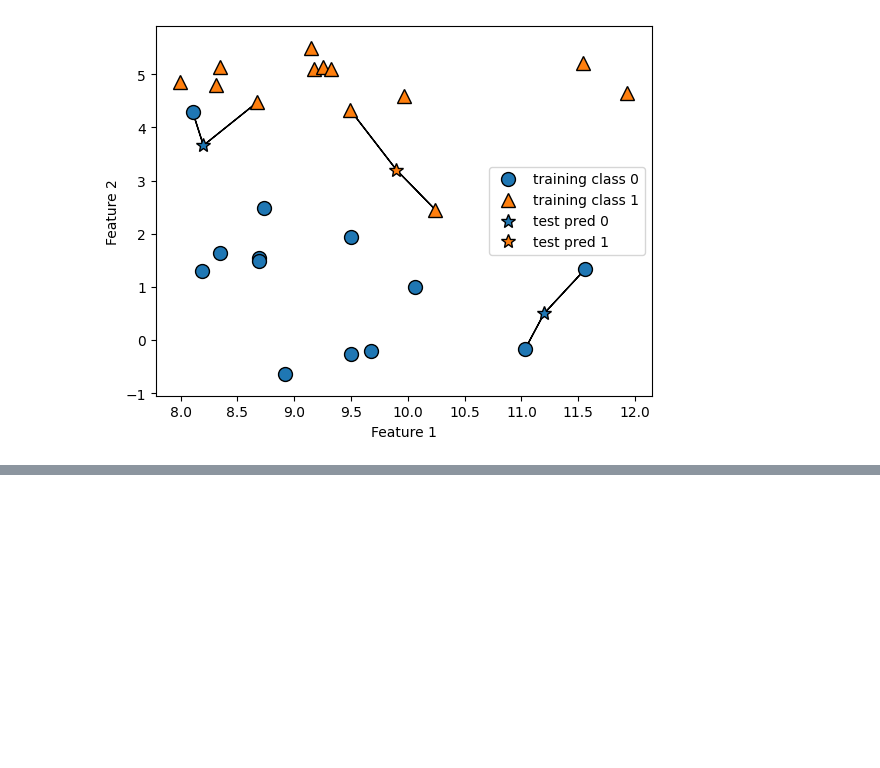
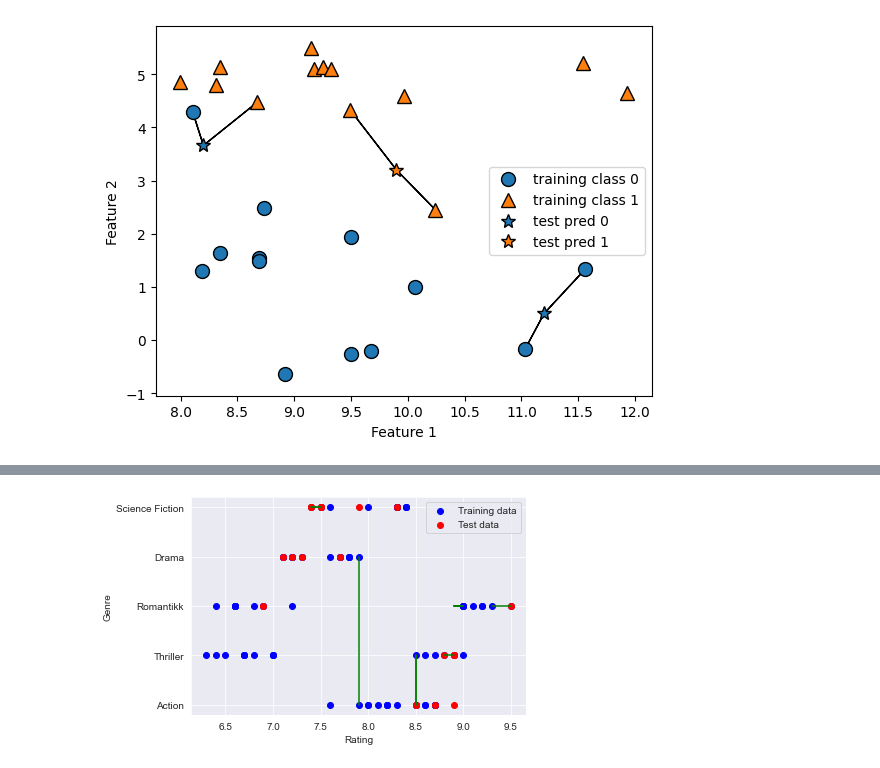
Before and after one commit to Mrtacocat/MachineLearning, a Jupyter notebook: KNN_Classification/KNN.ipynb, the cells around one changed output, grey strips where cells are left out. Saved outputs shown, nothing was run; the diff lists cells and outputs as text; code cells hidden in the pictures; blank space fills up the shorter version.

```diff
--- a/KNN_Classification/KNN.ipynb
+++ b/KNN_Classification/KNN.ipynb
@@ -32,0 +66,22 @@ plt.show()
+# %%
+import numpy as np
+
+# Predict the class for each point in the test set
+y_pred = knn.predict(X_test)
+
+# Plot the training and test data points
+plt.scatter(X_train, y_train, c='b', marker='o', label='Training data')
+plt.scatter(X_test, y_test, c='r', marker='o', label='Test data')
+
+# Plot lines from each test point to its nearest neighbor of the predicted class
+for i, (x_test, y_pred_i) in enumerate(zip(X_test.values, y_pred)):
+    distances, indices = knn.kneighbors([x_test], n_neighbors=2)
+    nearest_neighbor_index = indices[0][1]  # Get the index of the nearest neighbor (excluding itself)
+    plt.plot([x_test[0], X_train.iloc[nearest_neighbor_index]], [y_pred_i, y_train.iloc[nearest_neighbor_index]], c='g')
+
+plt.xlabel("Rating")
+plt.ylabel("Genre")
+plt.legend()
+plt.show()
+# %% [output]
+[figure, added]
```
Also changed, not shown: parts of 3 cells of this notebook.
